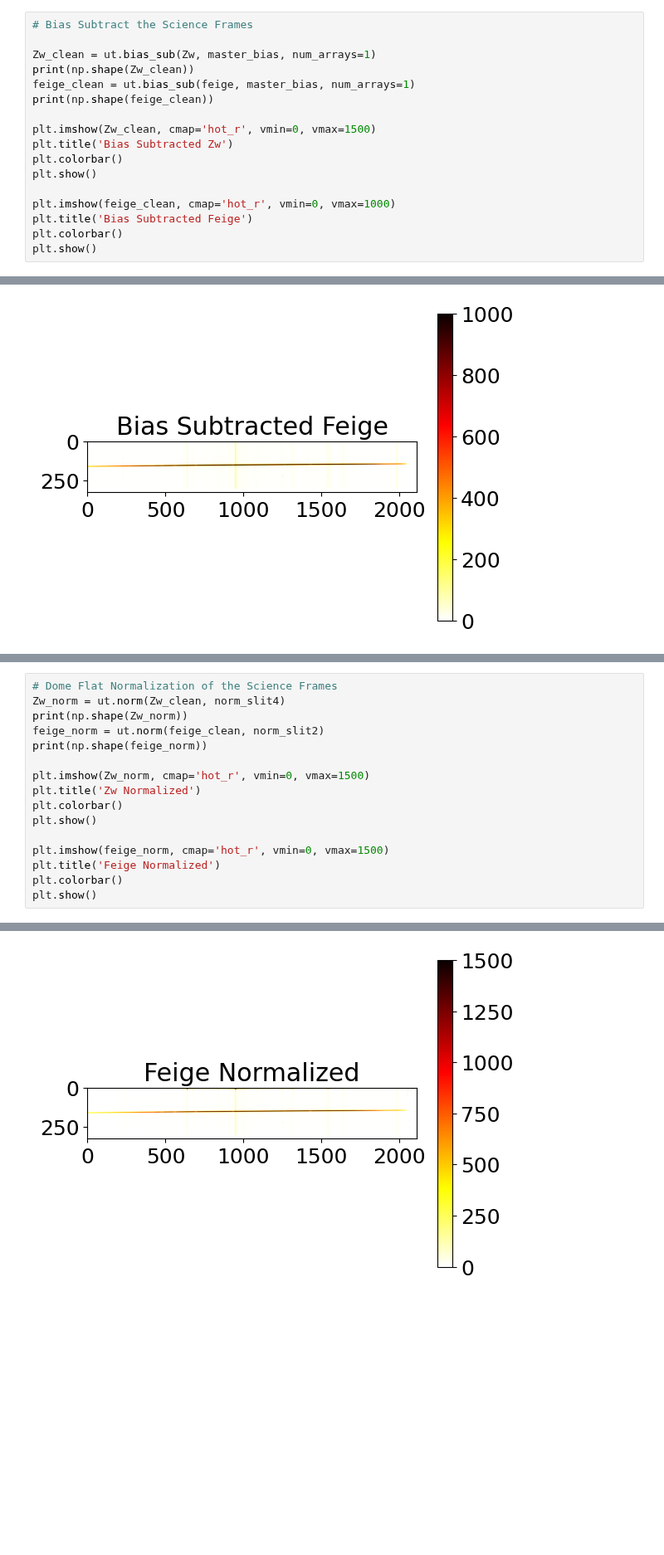
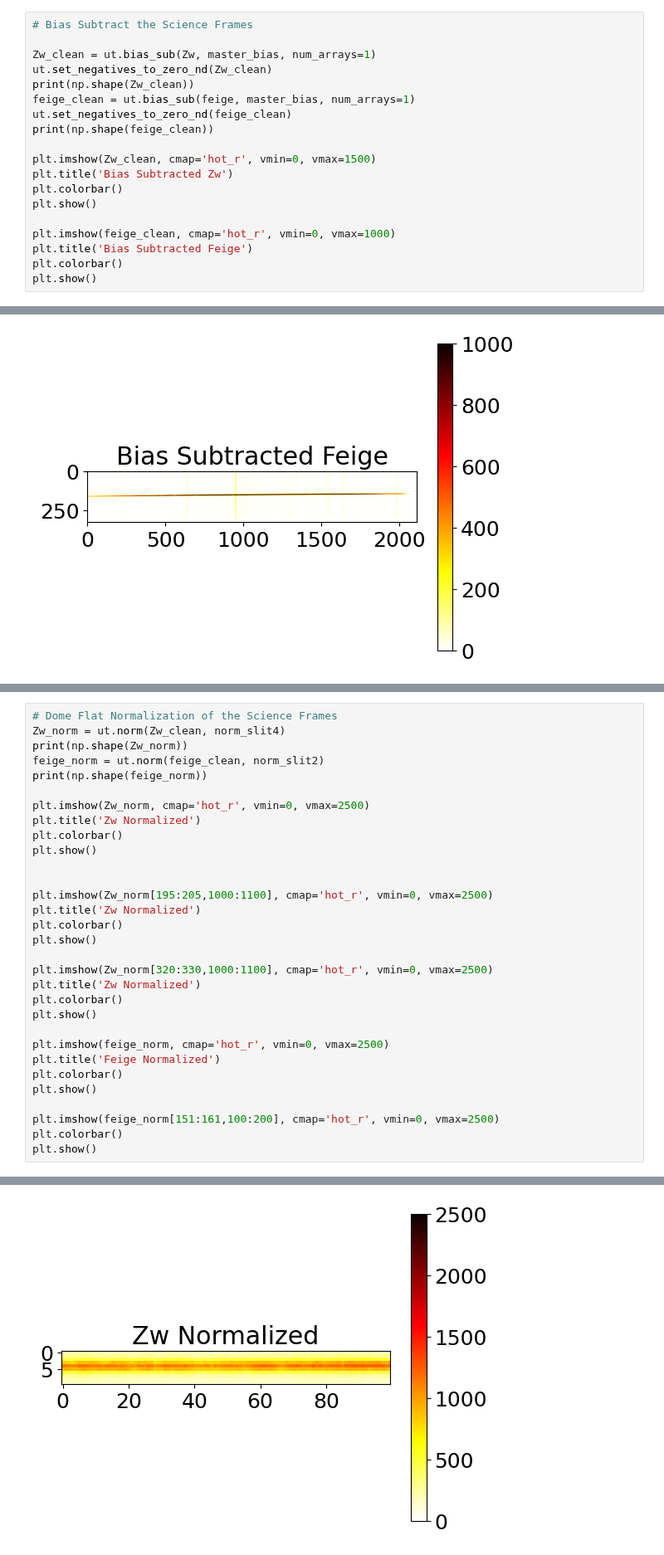
Before and after one commit to parkergeorge30/ASTRO150, a Jupyter notebook: Lab2.ipynb, the cells around one changed output, grey strips where cells are left out. Shown at 83% size. Drawn from its saved outputs; the diff is of its cells as text; blank space fills up the shorter version.

```diff
--- a/Lab2.ipynb
+++ b/Lab2.ipynb
@@ -458,8 +458,10 @@ plt.show()
 # Bias Subtract the Science Frames
 
 Zw_clean = ut.bias_sub(Zw, master_bias, num_arrays=1)
+ut.set_negatives_to_zero_nd(Zw_clean)
 print(np.shape(Zw_clean))
 feige_clean = ut.bias_sub(feige, master_bias, num_arrays=1)
+ut.set_negatives_to_zero_nd(feige_clean)
 print(np.shape(feige_clean))
 
 plt.imshow(Zw_clean, cmap='hot_r', vmin=0, vmax=1500)
@@ -492,15 +494,30 @@ print(np.shape(Zw_norm))
 feige_norm = ut.norm(feige_clean, norm_slit2)
 print(np.shape(feige_norm))
 
-plt.imshow(Zw_norm, cmap='hot_r', vmin=0, vmax=1500)
+plt.imshow(Zw_norm, cmap='hot_r', vmin=0, vmax=2500)
 plt.title('Zw Normalized')
 plt.colorbar()
 plt.show()
 
-plt.imshow(feige_norm, cmap='hot_r', vmin=0, vmax=1500)
+
+plt.imshow(Zw_norm[195:205,1000:1100], cmap='hot_r', vmin=0, vmax=2500)
+plt.title('Zw Normalized')
+plt.colorbar()
+plt.show()
+
+plt.imshow(Zw_norm[320:330,1000:1100], cmap='hot_r', vmin=0, vmax=2500)
+plt.title('Zw Normalized')
+plt.colorbar()
+plt.show()
+
+plt.imshow(feige_norm, cmap='hot_r', vmin=0, vmax=2500)
 plt.title('Feige Normalized')
 plt.colorbar()
 plt.show()
+
+plt.imshow(feige_norm[151:161,100:200], cmap='hot_r', vmin=0, vmax=2500)
+plt.colorbar()
+plt.show()
 # %% [output]
 (325, 2112)
 (325, 2112)
@@ -508 +525 @@ plt.show()
-[figure, old version]
+[figure, new version]
```
Also changed, not shown: parts of 7 cells of this notebook, 1 other file.
